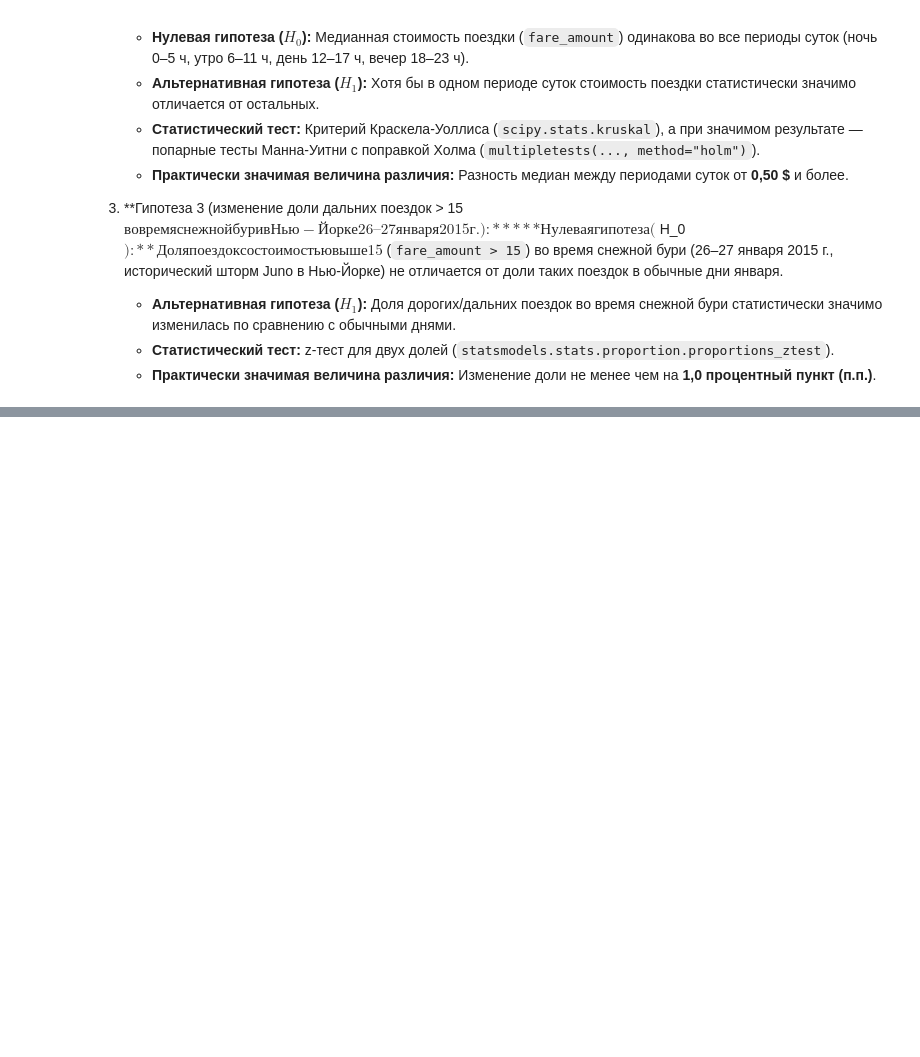
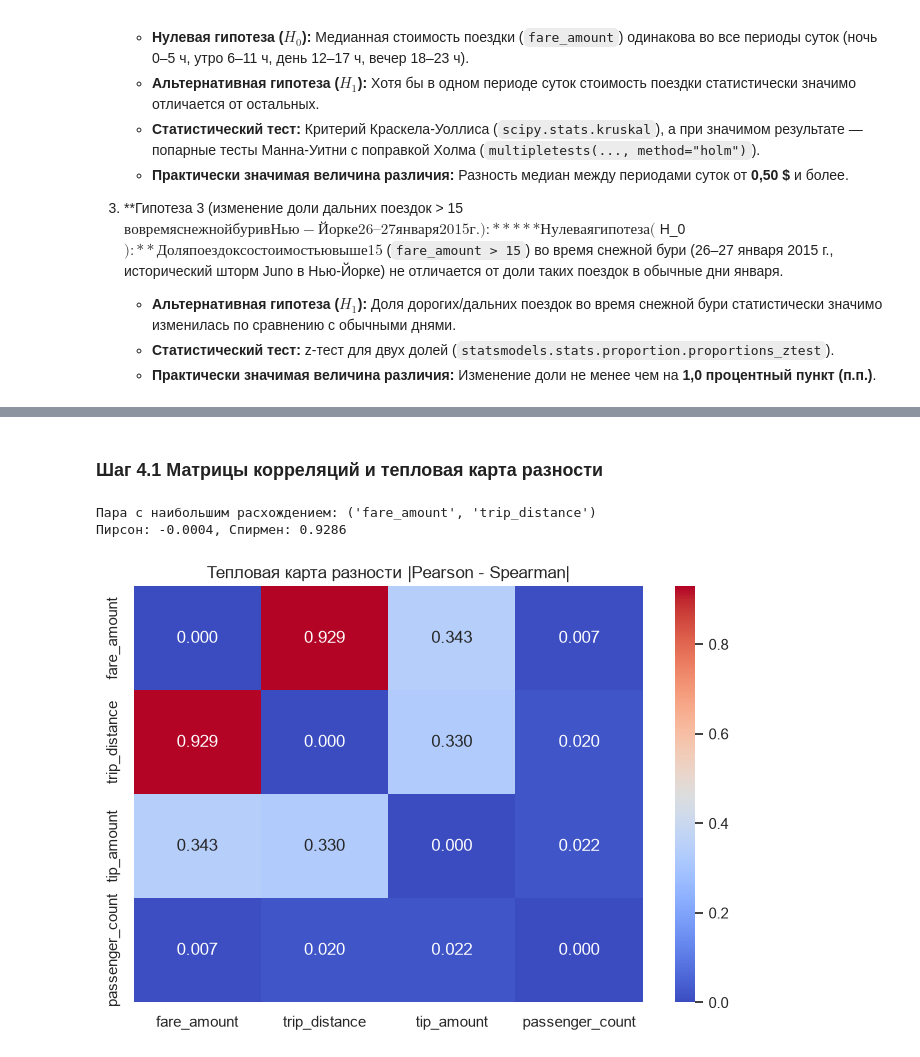
Before and after one commit to banana550/nyc_taxi, a Jupyter notebook: notebooks/04_stats.ipynb, the cells around one changed output, grey strips where cells are left out. Drawn from its saved outputs; the diff is of its cells as text; code cells hidden in the pictures; blank space fills up the shorter version.

```diff
--- a/notebooks/04_stats.ipynb
+++ b/notebooks/04_stats.ipynb
@@ -191,3 +191,23 @@ display(table_3.style.hide(axis="index"))
 | 1 | Различие fare_amount: карта (1) v... | Манна-Уитни | 0.00e+00 | Δ медиан = +1.00 $ [0.50; 1.00] | H0 отвергается; оплата картой дор... |
 | 2 | Различие fare_amount по времени с... | Краскела-Уоллиса | 0.00e+00 (значимых пар: 5 из 6) | Разброс медиан = 1.00 $ ({'Ночь (... | H0 отвергается; время суток влияе... |
 | 3 | Доля поездок > 15 $ в снежную бур... | z-тест долей | 0.00e+00 | Δ доли = -2.52 п.п. (10.04% vs 12... | Проверяем по знаку и величине Δ д... |
+# %% [markdown]
+### Шаг 4.1 Матрицы корреляций и тепловая карта разности
+# %%
+from src.stats import check_simpson_paradox, compute_correlation_matrices
+
+numeric_cols = ["fare_amount", "trip_distance", "tip_amount", "passenger_count"]
+corr_res = compute_correlation_matrices(df, numeric_cols)
+
+print(f"Пара с наибольшим расхождением: {corr_res['max_pair']}")
+print(f"Пирсон: {corr_res['pearson_val']:.4f}, Спирмен: {corr_res['spearman_val']:.4f}")
+
+plt.figure(figsize=(7, 5))
+sns.heatmap(corr_res["diff"], annot=True, cmap="coolwarm", fmt=".3f", cbar=True)
+plt.title("Тепловая карта разности |Pearson - Spearman|")
+plt.tight_layout()
+plt.show()
+# %% [output]
+Пара с наибольшим расхождением: ('fare_amount', 'trip_distance')
+Пирсон: -0.0004, Спирмен: 0.9286
+[figure, added]
```
Also changed, not shown: parts of 4 cells of this notebook, 6 other files.
